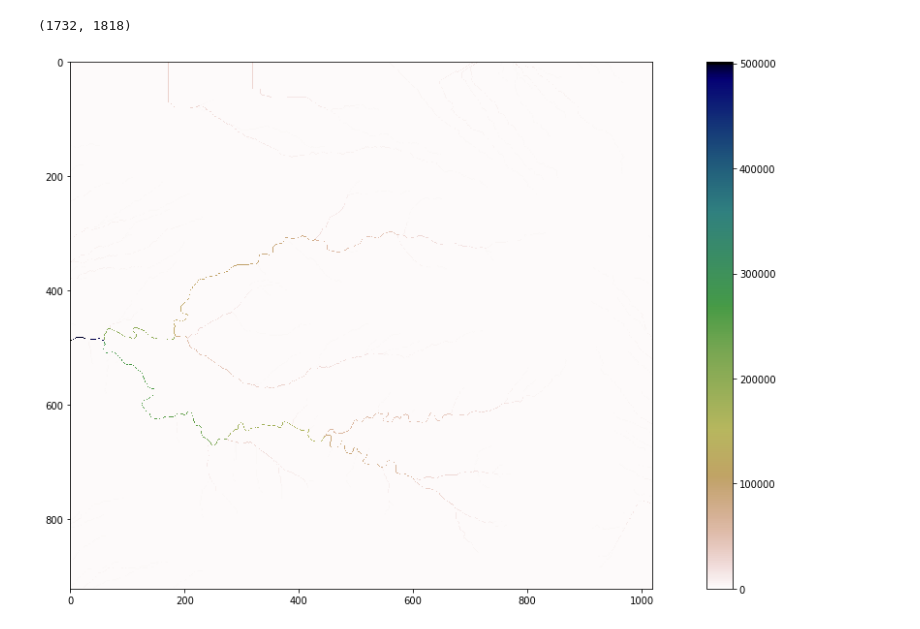
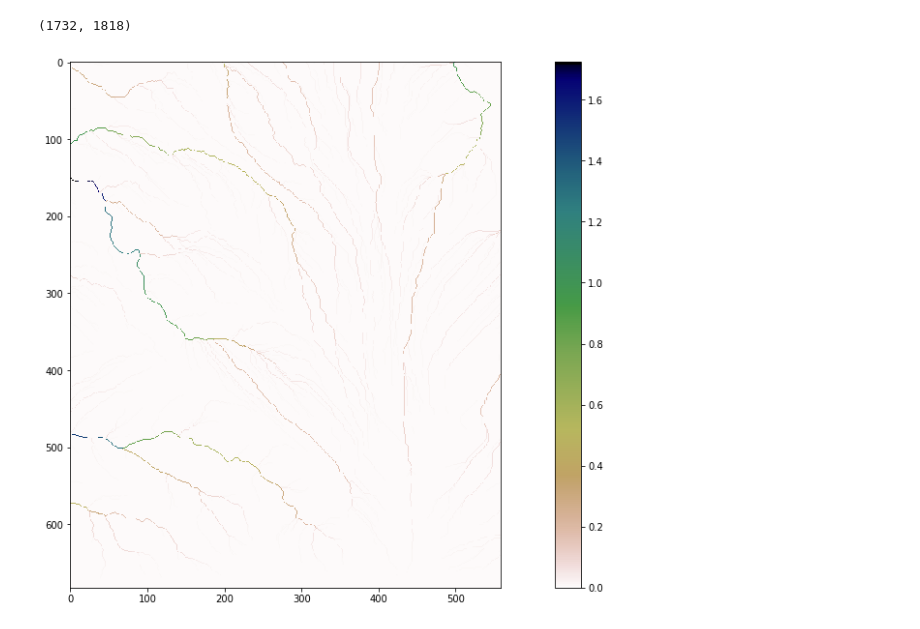
Before and after one commit to Simon-JW/slope_area_relations, a Jupyter notebook: slope_area_D8.ipynb, the cells around one changed output. Saved outputs shown, nothing was run; the diff lists cells and outputs as text; code cells hidden in the pictures.

```diff
--- a/slope_area_D8.ipynb
+++ b/slope_area_D8.ipynb
@@ -62,9 +62,9 @@ def surf_plot(mg, surface='topographic__elevation',
     plt.title(title)
     plt.show()
 # %%
-location = (r'C:\PhD\alluvial_fans\gully_heads\fann_0')
+location = (r'C:\PhD\alluvial_fans\gully_heads\f4')
 os.chdir(location)
-name = 'afm_6_DINF_05m'
+name = 'f_4_dem'
 input_geotiff = gdal.Open(name + '.tif')
 x = np.array(input_geotiff.GetRasterBand(1).ReadAsArray())
 #input_DEM = scipy.ndimage.zoom(x, 0.5, order = 1)
@@ -449,7 +449,7 @@ resample_flow.shape
 # %% [output]
 (1734, 1818)
 # %%
-drainage_area_ha = drainage_area / 10000
+drainage_area_ha = drainage_area / 40000
 # %%
 empty_grid = np.zeros((1732, 1818))
 empty_grid[0:1731, :] = resample_flow
@@ -467,10 +467,10 @@ empty_grid.shape
 (1732, 1818)
 # %%
 plt.figure(figsize=(20,10))
-plt.imshow(drainage_area, cmap="gist_earth_r");
+plt.imshow(drainage_area_ha, cmap="gist_earth_r");
 plt.colorbar();
 # %% [output]
-[figure, old version]
+[figure, new version]
 # %%
 def np_array_to_Geotiff(newfile, original_tiff, np_array, dtype):
 
```
Also changed, not shown: parts of 4 cells of this notebook, 19 other files.
